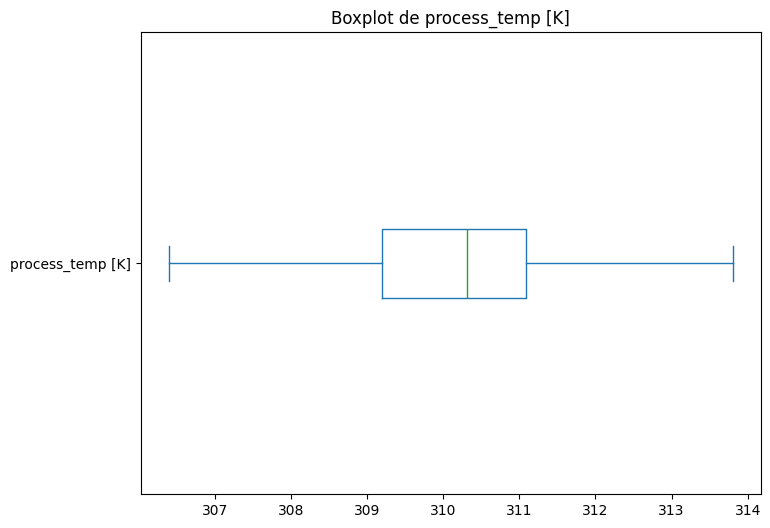
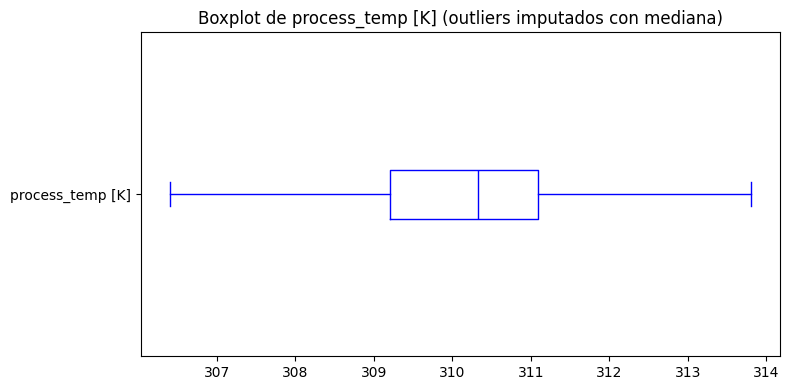
The notebook cell's code change between the first figure and the second:
--- before
+++ after
@@ -1,5 +1,17 @@
-columnas_a_limpiar = ['process_temp [K]', 'speed [RPM]', 'torque [Nm]']
+# Transformación logarítmica para 'speed [RPM]'
+col_log = 'speed [RPM]'
+min_speed = df[col_log].min()
 
-for col in columnas_a_limpiar:
+# Se aplica un offset si hay valores menores o iguales a 0 para que el logaritmo no dé error
+if min_speed <= 0:
+    offset = abs(min_speed) + 1
+    df[col_log] = np.log(df[col_log] + offset)
+else:
+    df[col_log] = np.log(df[col_log])
+
+# Imputación por la mediana para 'process_temp [K]' y 'torque [Nm]'
+columnas_mediana = ['process_temp [K]', 'torque [Nm]']
+
+for col in columnas_mediana:
     # Calculamos los límites del boxplot
     Q1 = df[col].quantile(0.25)
@@ -15,9 +27,19 @@
     df.loc[(df[col] < limite_inf) | (df[col] > limite_sup), col] = mediana_col
 
-# Visualizamos nuevamente los boxplots
-for columna in columnas_a_limpiar:
-    if pd.api.types.is_numeric_dtype(df[columna]):
-        plt.figure(figsize=(8, 6))
-        df[columna].plot(kind='box', vert=False)
-        plt.title(f"Boxplot de {columna}") 
-        plt.show()
+# Visualizamos nuevamente los boxplots para las tres columnas
+columnas_a_visualizar = ['process_temp [K]', 'speed [RPM]', 'torque [Nm]']
+
+for columna in columnas_a_visualizar:
+    plt.figure(figsize=(8, 4))
+    df[columna].plot(kind='box', vert=False, color='blue')
+    
+    if columna == 'speed [RPM]':
+        plt.title(f"Boxplot de {columna} (transformación logarítmica)")
+    else:
+        plt.title(f"Boxplot de {columna} (outliers imputados con mediana)")
+        
+    plt.tight_layout()
+    plt.show()
+
+# Visualizamos nuevamente el porcentaje de outliers por columna
+print(reporte_outliers(df, columnas_a_visualizar))

Commit: modificaciones parte 2 inciso (1), transformación logarítmica